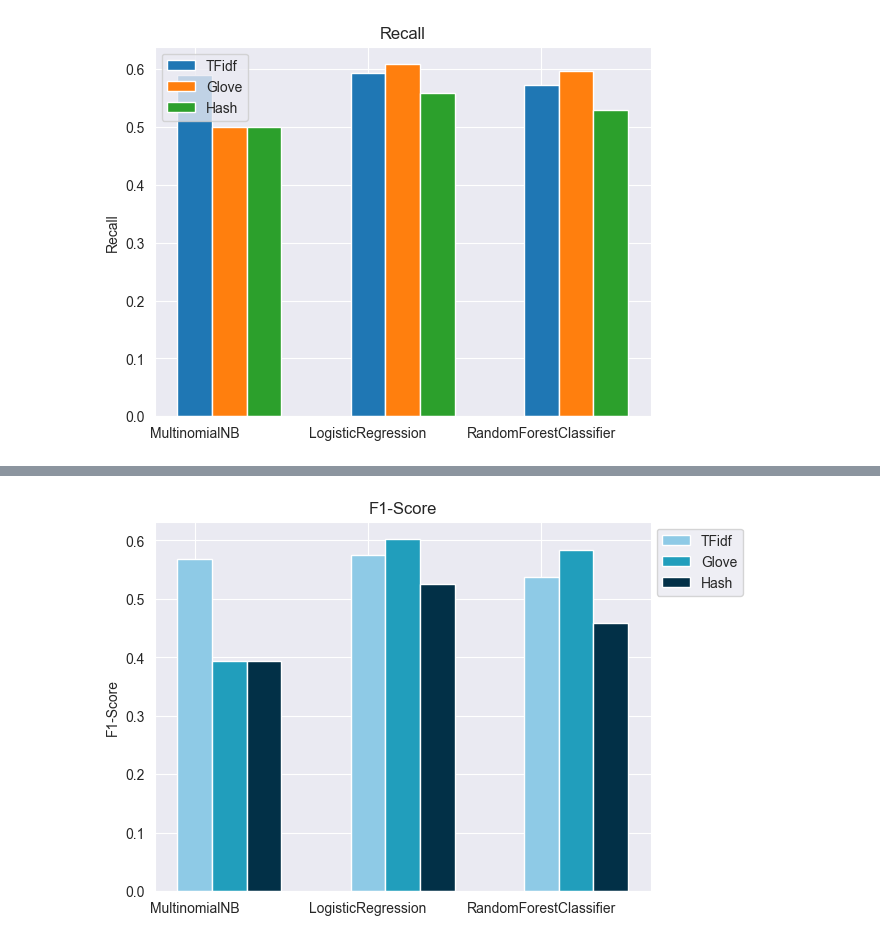
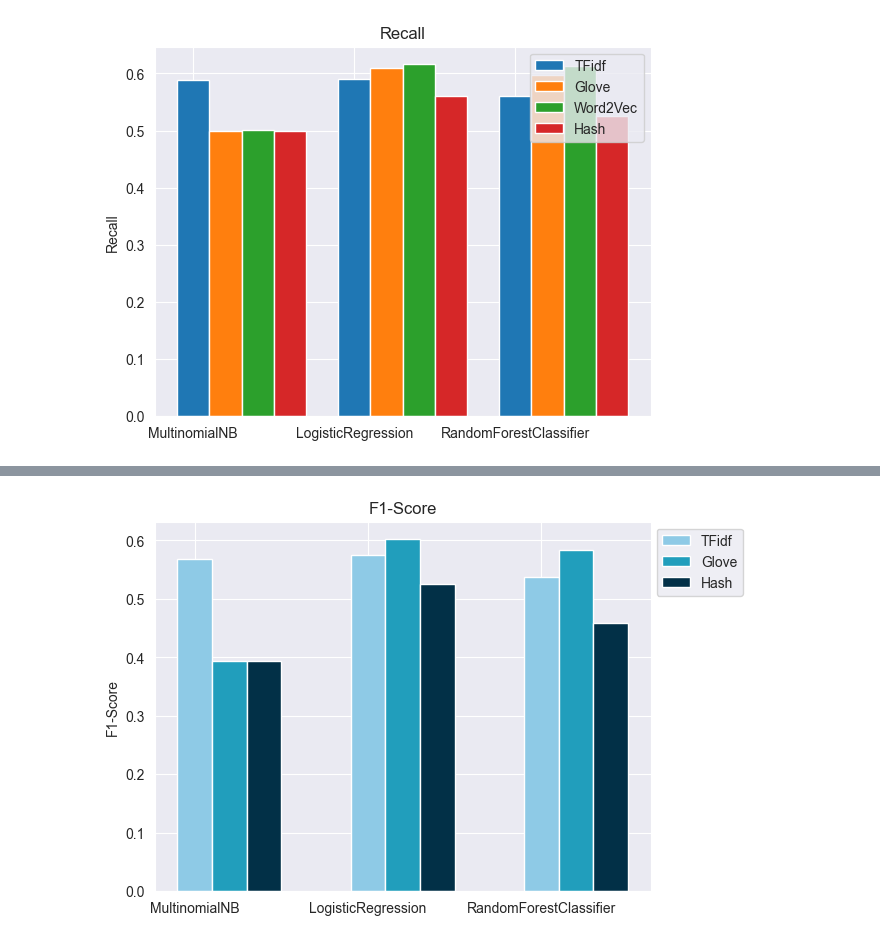
Before and after one commit to alessiodrigatti/toxic-classification, a Jupyter notebook: plots.ipynb, the cells around one changed output, grey strips where cells are left out. Drawn from its saved outputs; the diff is of its cells as text; code cells hidden in the pictures.

```diff
--- a/plots.ipynb
+++ b/plots.ipynb
@@ -4,41 +4,41 @@ import matplotlib.pyplot as plt
 import numpy as np
 
 # read the data from CSV file
-df = pd.read_csv('performance_260323.csv')
+df = pd.read_csv('performance_280323.csv')
 
 # extract the unique values of 'WordEmbedding' and 'Model'
 word_embeddings = df['WordEmbedding'].unique()
 models = df['Model'].unique()
 
 # create a dictionary to store the recall values
 recall_dict = {we: {m: 0 for m in models} for we in word_embeddings}
 
 # populate the recall values from the dataframe
 for _, row in df.iterrows():
     recall_dict[row['WordEmbedding']][row['Model']] = row['Recall']
 
 # plot the grouped bar chart
 kriterien = models
 vergleichs_kriterien = word_embeddings
 
 x = np.arange(len(models))
 width = 0.2
 
 fig, ax = plt.subplots()
 
 for i, we in enumerate(word_embeddings):
     recalls = [recall_dict[we][m] for m in models]
     ax.bar(x + i*width, recalls, width, label=we)
 
 ax.set_xticks(x)
 ax.set_xticklabels(kriterien)
 ax.set_title("Recall")
 ax.set_ylabel("Recall")
 ax.legend()
 
 plt.show()
 # %% [output]
-[figure, old version]
+[figure, new version]
 # %%
 # create a dictionary to store the recall values
 precision_dict = {we: {m: 0 for m in models} for we in word_embeddings}
```
Also changed, not shown: parts of 1 cell of this notebook.
